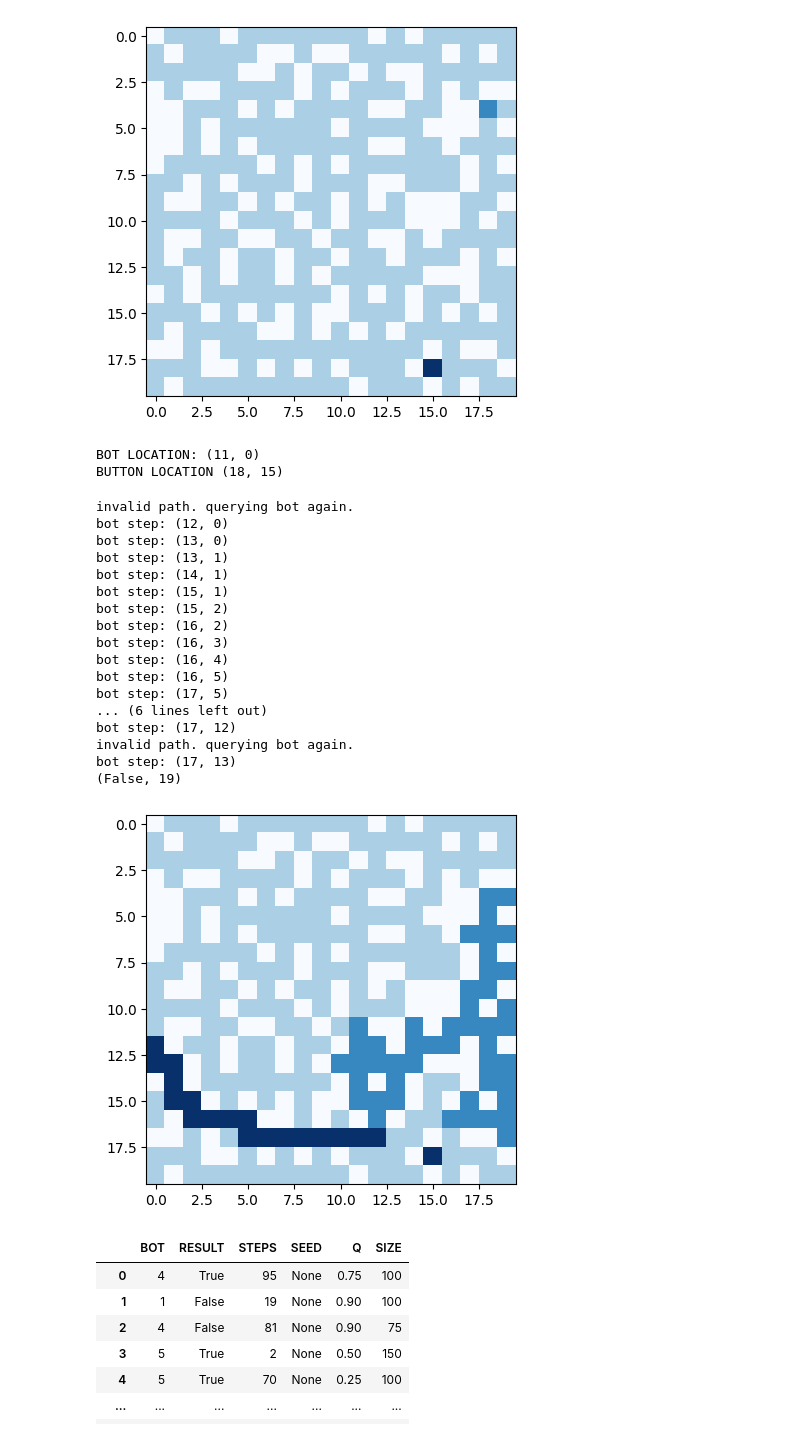
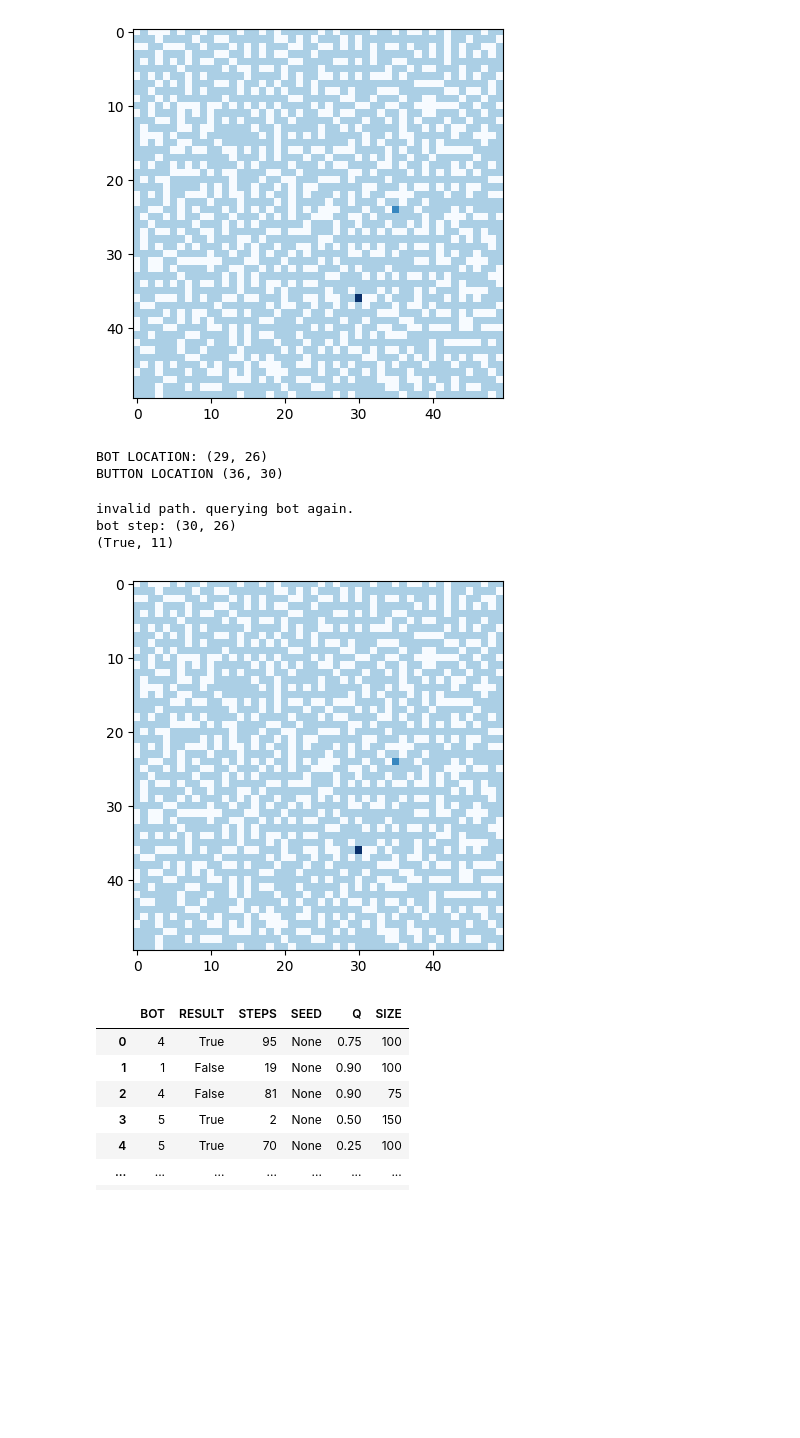
Before and after one commit to dem-ioak/AI-Project-One, a Jupyter notebook: src/Ship.ipynb, the cells around one changed output. Drawn from its saved outputs; the diff is of its cells as text; code cells hidden in the pictures; blank space fills up the shorter version.

Commit message:
Potential fix for Bot 3: if self.board[nr][nc] != Cell.BUTTON:

```diff
--- a/src/Ship.ipynb
+++ b/src/Ship.ipynb
@@ -318,7 +318,8 @@ class Ship:
                             # check for fire
                         if radius == 1: # BUG: if bot is next to button and fire is also next to button, then bot will not enter button cell
                             if self.get_neighbor_count(nr, nc, Cell.FIRE) > 0:
-                                continue
+                                if self.board[nr][nc] != Cell.BUTTON: # ignore if not button
+                                    continue
                             # check for neighbor fire
 
                         new_path = path + [(nr, nc)]
@@ -477,9 +478,9 @@ class Bot:
         return success, i, bot_path
 # %%
 # Generate Ship
-D = 20 # ship size
+D = 50 # ship size
 q = 1   # flammability constant
-seed = 2022
+seed = None
 
 ship = Ship(D, q, seed)
 ship.display()
@@ -489,33 +490,19 @@ test_bot = Bot(ship)
 print("BOT LOCATION:", ship.bot_location)
 print("BUTTON LOCATION", ship.button_location)
 # %% [output]
-[figure, old version]
+[figure, new version]
-BOT LOCATION: (11, 0)
-BUTTON LOCATION (18, 15)
+BOT LOCATION: (29, 26)
+BUTTON LOCATION (36, 30)
 # %%
-result = test_bot.simulate(test_bot.bot_1)
+result = test_bot.simulate(test_bot.bot_3)
 print(result[:2])
 bot_path = result[2]
 ship.display(bot_path)
 # %% [output]
 invalid path. querying bot again.
-bot step: (12, 0)
-bot step: (13, 0)
-bot step: (13, 1)
-bot step: (14, 1)
-bot step: (15, 1)
-bot step: (15, 2)
-bot step: (16, 2)
-bot step: (16, 3)
-bot step: (16, 4)
-bot step: (16, 5)
-bot step: (17, 5)
-... (6 lines left out)
-bot step: (17, 12)
-invalid path. querying bot again.
-bot step: (17, 13)
-(False, 19)
+bot step: (30, 26)
+(True, 11)
-[figure, old version]
+[figure, new version]
 # %%
 # Data Analysis
 import pandas as pd
```
